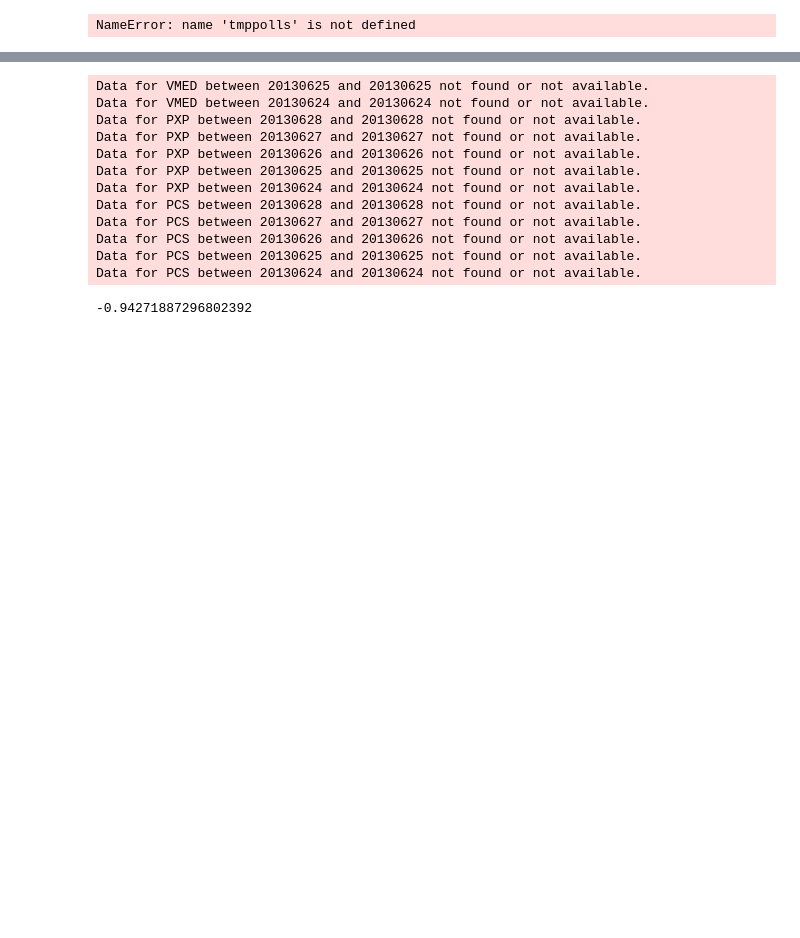
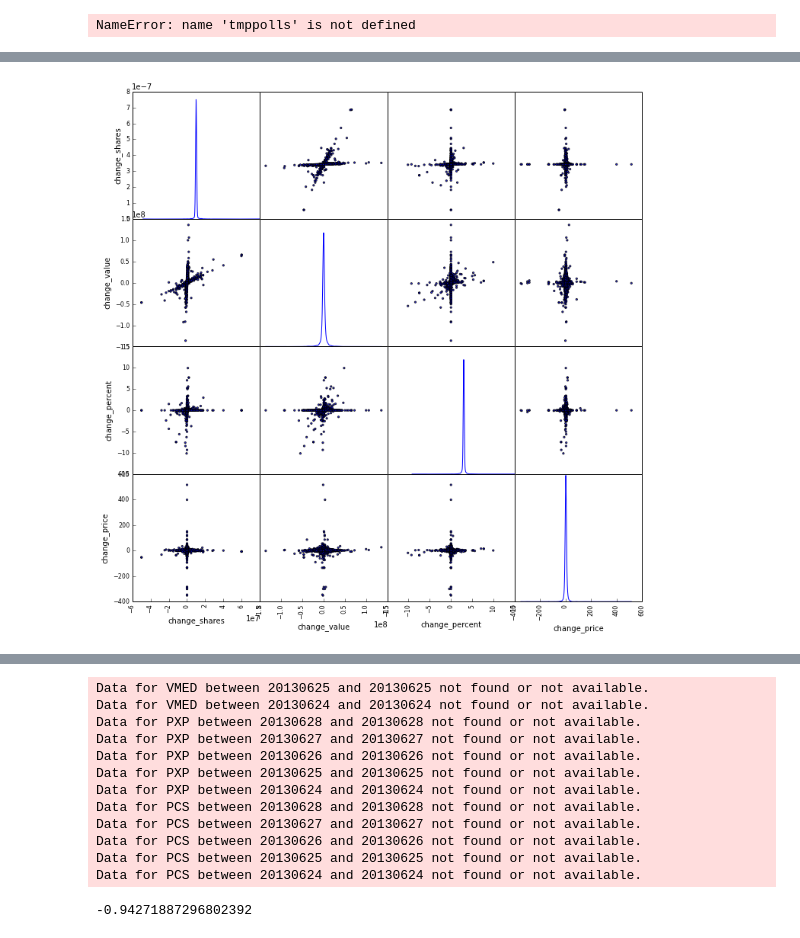
Before and after one commit to bfaviero/109proj, a Jupyter notebook: Introduction and Data Wrangling.ipynb, the cells around one changed output, grey strips where cells are left out. Saved outputs shown, nothing was run; the diff lists cells and outputs as text; code cells hidden in the pictures; blank space fills up the shorter version.

```diff
--- a/Introduction and Data Wrangling.ipynb
+++ b/Introduction and Data Wrangling.ipynb
@@ -332,16 +312,0 @@ clf.coef_
-# %%
-## k-means clustering
-X_train, X_test, Y_train, Y_test = sklearn.cross_validation.train_test_split(
-    price_change, fund_by_ticker, test_size=0.33, random_state=42)
-
-svd = sklearn.decomposition.TruncatedSVD(n_components=2)
-X_train_centered = X_train - np.mean(X_train, axis=0)
-X_2d = svd.fit_transform(X_train_centered)
-
-sns.set_style('white')
-
-plt.scatter(X_2d[:,0], X_2d[:,1], c=Y_train, s = 50, cmap=plt.cm.prism)
-plt.xlabel('PC1')
-plt.ylabel('PC2')
-plt.title('First two PCs')
-plt.show()
@@ -386,0 +313,8 @@ print np.mean(scores), np.std(scores)
+# %%
+from pandas.tools.plotting import scatter_matrix
+smaller_frame = delta_df[['change_shares', 'change_value', 'change_percent', 'change_price']]
+axeslist=scatter_matrix(smaller_frame, alpha=0.8, figsize=(12, 12), diagonal="kde")
+for ax in axeslist.flatten():
+    ax.grid(False)
+# %% [output]
+[figure, added]
```
Also changed, not shown: parts of 10 cells of this notebook, 1 other file.
